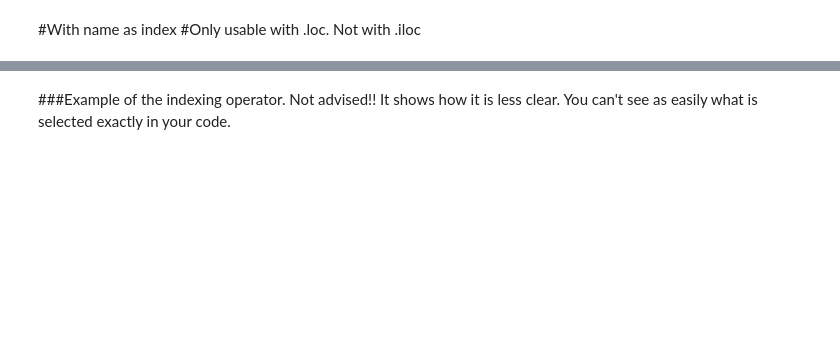
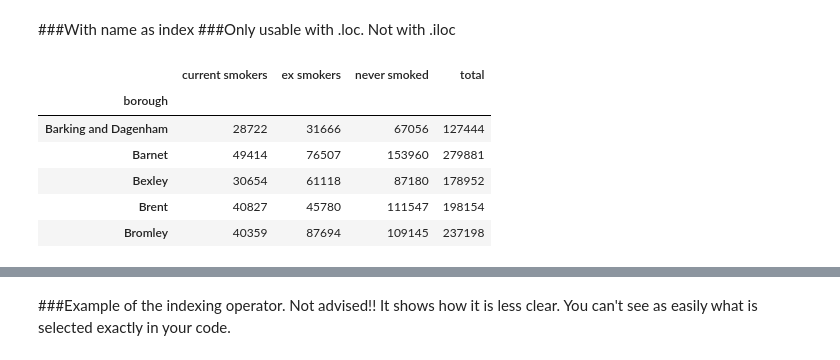
Before and after one commit to MevrouwHelderder/Assignments, a Jupyter notebook: Selecting_data_in_pandas.ipynb, the cells around one changed output, grey strips where cells are left out. Cells and saved outputs as stored; diff of their text form; code cells hidden in the pictures; blank space fills up the shorter version.

```diff
--- a/Selecting_data_in_pandas.ipynb
+++ b/Selecting_data_in_pandas.ipynb
@@ -68,11 +127,19 @@ smoking.loc[0:5, ["Current smokers","Total"]]
 # %% [markdown]
-#With name as index
-#Only usable with .loc. Not with .iloc
+###With name as index
+###Only usable with .loc. Not with .iloc
 # %%
 # You can specify if you want something used as the index. For example, in this case, the name of the Borough.
 # Make a new variable:
-smoking_name = smoking.set_index("Borough")
+smoking_name = smoking.set_index("borough")
 smoking_name.head(5)
+# %% [output]
+|  | current smokers | ex smokers | never smoked | total |
+| borough |  |  |  |  |
+| Barking and Dagenham | 28722 | 31666 | 67056 | 127444 |
+| Barnet | 49414 | 76507 | 153960 | 279881 |
+| Bexley | 30654 | 61118 | 87180 | 178952 |
+| Brent | 40827 | 45780 | 111547 | 198154 |
+| Bromley | 40359 | 87694 | 109145 | 237198 |
 # %%
 # Now you can use this index for selecting, the same way as before:
 # Note that the column we used as the index is now no longer part of the dataframe in the same way the other columns are.
```
Also changed, not shown: parts of 25 cells of this notebook.
